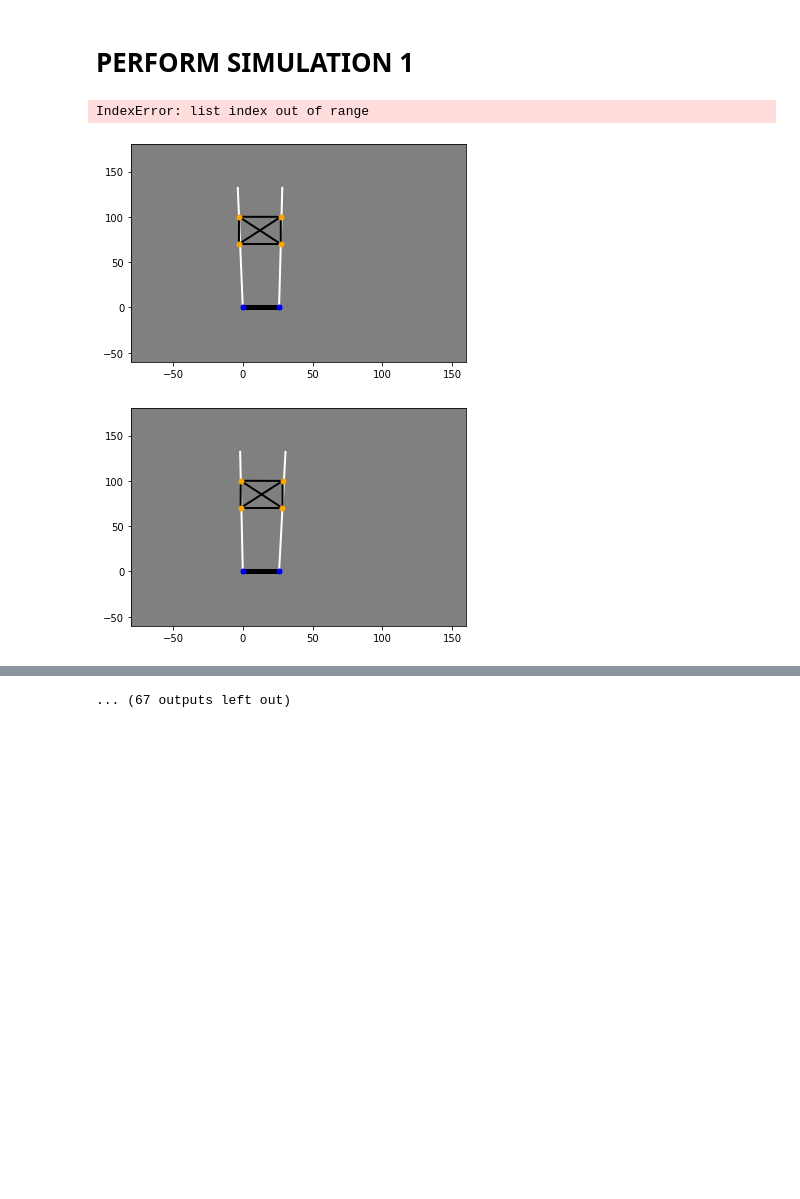
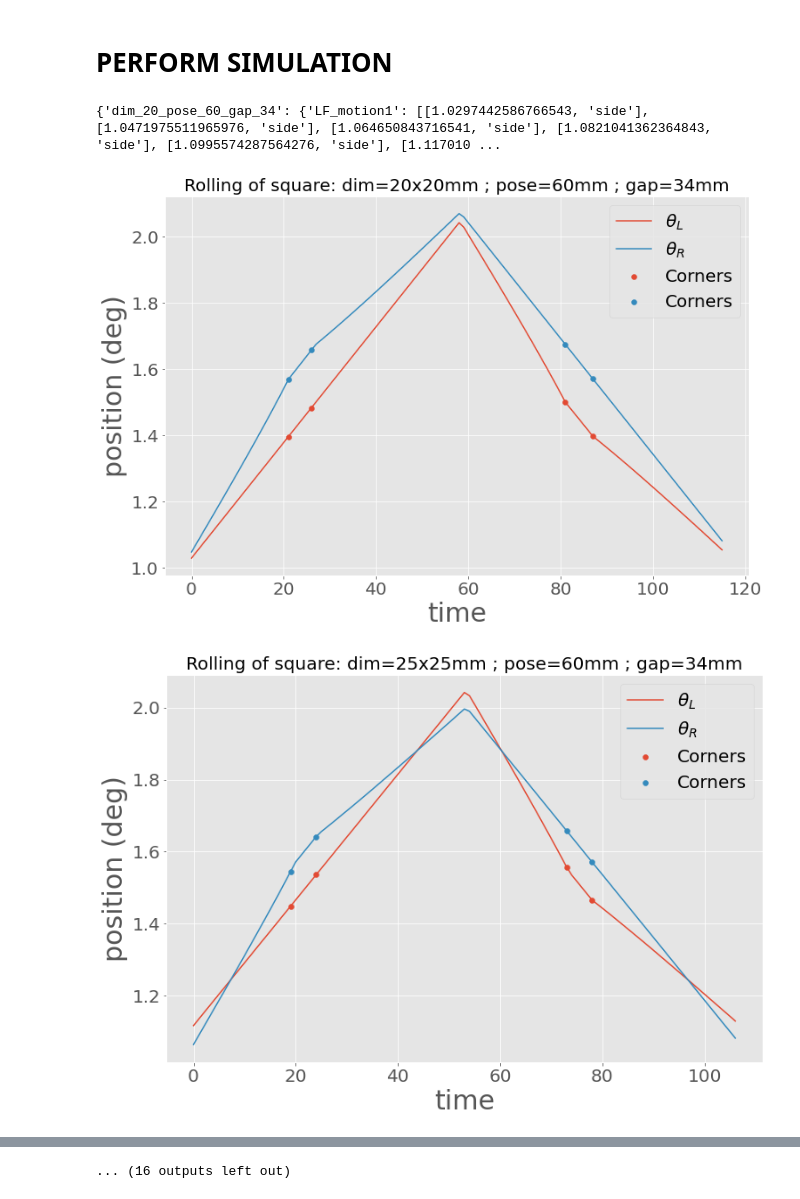
Before and after one commit to ej3517/FYP_EEE_Proprioceptive_Robot_Hand, a Jupyter notebook: Simulation/rolling_simulation.ipynb, the cells around one changed output, grey strips where cells are left out. Drawn from its saved outputs; the diff is of its cells as text; code cells hidden in the pictures; blank space fills up the shorter version.

Commit message:
data sim ready

```diff
--- a/Simulation/rolling_simulation.ipynb
+++ b/Simulation/rolling_simulation.ipynb
@@ -212,7 +223,7 @@ def rolling_simulation_side(a, b, c, d, s, traj, forward):
             #list_theta_l += [[theta_l*180/math.pi,'side']]
             #list_theta_r += [[theta_r*180/math.pi,'side']]
         ### UNCOMMENT IF YOU WISH TO PLOT THE ANIMATION ###
-        plot_scene(A1,B1,C1,D1,E1,F1,G1,H1)
+        #plot_scene(A1,B1,C1,D1,E1,F1,G1,H1)
         ###################################################
     return [list_theta_l, list_theta_r, a, c]
 
@@ -249,7 +260,6 @@ def rolling_simulation_diag(a, b, c, d, s, traj, forward):
         if corner_identification(C1,D1,F1):
             c = c+s
             [next_theta_l, next_theta_r, a, c] = rolling_simulation_side(a, s, c, d, b, traj[i:-1], forward)
-            print(list_theta_l)
             list_theta_l[-1][1] ="corner"
             list_theta_l += next_theta_l
             list_theta_r[-1][1] ="corner"
@@ -272,7 +282,7 @@ def rolling_simulation_diag(a, b, c, d, s, traj, forward):
             #list_theta_l += [[theta_l*180/math.pi,'side']]
             #list_theta_r += [[theta_r*180/math.pi,'side']]
         ### UNCOMMENT IF YOU WISH TO PLOT THE ANIMATION ###
-        plot_scene(A1,B1,C1,D1,E1,F1,G1,H1)
+        #plot_scene(A1,B1,C1,D1,E1,F1,G1,H1)
         ###################################################
     return [list_theta_l, list_theta_r, a, c]
 
@@ -300,30 +310,43 @@ def manipulation_simulation(sqrt_dim, ini_drf, gap, minang, maxang):
     trajectory_decreasing = [element for element in new_trajectory_decreasing if element < pos_r1[-1][0]]
     [pos_l2, pos_r2, dlf, drf] = rolling_simulation_diag(dlf, sqrt_diag, drf, finger_gap, sqrt_dim, trajectory_decreasing, clockwise)
     ### final plot of the angle evolution
-    plot_pos_evol(pos_l+pos_l1+pos_l2,pos_r+pos_r1+pos_r2)
+    #plot_pos_evol(pos_l+pos_l1+pos_l2,pos_r+pos_r1+pos_r2)
     return [pos_l1,pos_r1,pos_l2,pos_r2]
 # %% [markdown]
-# PERFORM SIMULATION 1
+# PERFORM SIMULATION
 # %%
 # INITIALIZATION
 sqrt_side = 30
 initial_drf = 70 # bottom right finger to contact point
-finger_gap = 26 # width between fingers
+finger_gap = 34 # width between fingers
 min_ang = 60
 max_ang = 120
 
-# Perform the simulation
-[data_pos_L1,data_pos_R1,data_pos_L2,data_pos_R2] = manipulation_simulation(sqrt_side, initial_drf, finger_gap, min_ang, max_ang)
-plot_corner_side(data_pos_L1+data_pos_L2,data_pos_R1+data_pos_R2)
+poses_drf = [60,65,70]
+finger_gaps = [34,42,50]
+sqrt_sides = [20,25,30]
 
 # STORE THE DATA  INTO A JSON FILE
-data_pos_sim = {
-    "LF_motion1": data_pos_L1,
-    "RF_motion1": data_pos_R1,
-    "LF_motion2": data_pos_L2,
-    "RF_motion2": data_pos_R2,
-}
+all_sim_data = {}
+
+for initial_drf in poses_drf:
+    for finger_gap in finger_gaps:
+        for sqrt_side in sqrt_sides:
+            # Perform the simulation
+            [data_pos_L1,data_pos_R1,data_pos_L2,data_pos_R2] = manipulation_simulation(sqrt_side, initial_drf, finger_gap, min_ang, max_ang)
+            plot_corner_side(data_pos_L1+data_pos_L2,data_pos_R1+data_pos_R2,initial_drf,finger_gap,sqrt_side)
+
+            dict_key = "dim_"+str(sqrt_side)+"_pose_"+str(initial_drf)+"_gap_"+str(finger_gap)
+            data_pos_sim = {
+                "LF_motion1": data_pos_L1,
+                "RF_motion1": data_pos_R1,
+                "LF_motion2": data_pos_L2,
+                "RF_motion2": data_pos_R2,
+            }
+            all_sim_data[dict_key] = data_pos_sim
+
+print(all_sim_data)
 # %% [output]
-IndexError: list index out of range
+{'dim_20_pose_60_gap_34': {'LF_motion1': [[1.0297442586766543, 'side'], [1.0471975511965976, 'side'], [1.064650843716541, 'side'], [1.0821041362364843, 'side'], [1.0995574287564276, 'side'], [1.117010 ...
-[figure, old version]
+[figure, new version]
-[figure, old version]
+[figure, new version]
@@ -339,4 +362,4 @@ IndexError: list index out of range
-... (67 outputs left out)
+... (16 outputs left out)
 # %%
 # STORE DATA
 ## INITIALIZE THE JSON FILE !!!!!!!!!
```
Also changed, not shown: parts of 3 cells of this notebook, 1 other file.
